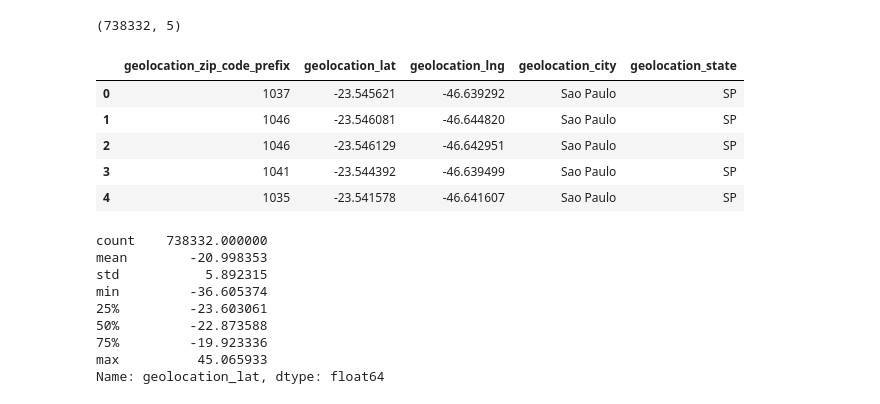
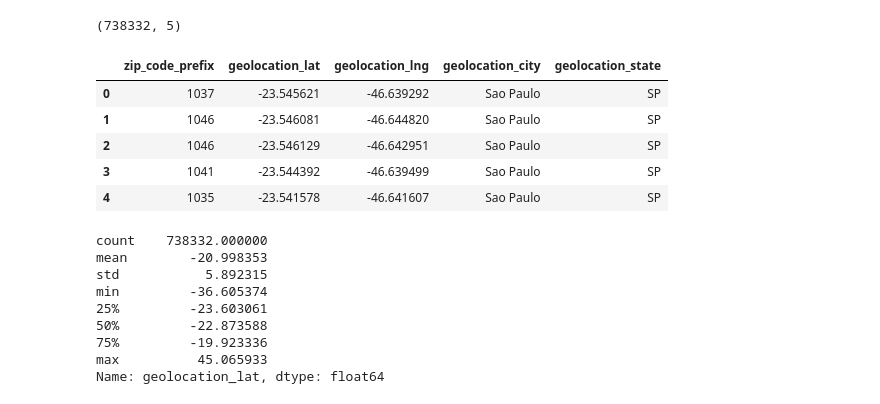
Before and after one commit to ebernardino01/DataAnalystPortfolio, a Jupyter notebook: Olist/Olist_Data_Analysis_Notebook.ipynb, the cells around one changed output. Saved outputs shown, nothing was run; the diff lists cells and outputs as text; code cells hidden in the pictures.

```diff
--- a/Olist/Olist_Data_Analysis_Notebook.ipynb
+++ b/Olist/Olist_Data_Analysis_Notebook.ipynb
@@ -276,9 +281,14 @@ print(df_location.shape)
 # %%
 # Transform the column values in the geolocation dataset
 df_location['geolocation_city'] = df_location['geolocation_city'].str.title()
+df_location = df_location.rename(
+    columns={
+        'geolocation_zip_code_prefix': 'zip_code_prefix'
+    }
+)
 df_location.head()
 # %% [output]
-|  | geolocation_zip_code_prefix | geolocation_lat | geolocation_lng | geolocation_city | geolocation_state |
+|  | zip_code_prefix | geolocation_lat | geolocation_lng | geolocation_city | geolocation_state |
 | 0 | 1037 | -23.545621 | -46.639292 | Sao Paulo | SP |
 | 1 | 1046 | -23.546081 | -46.644820 | Sao Paulo | SP |
 | 2 | 1046 | -23.546129 | -46.642951 | Sao Paulo | SP |
```
Also changed, not shown: parts of 11 cells of this notebook.
